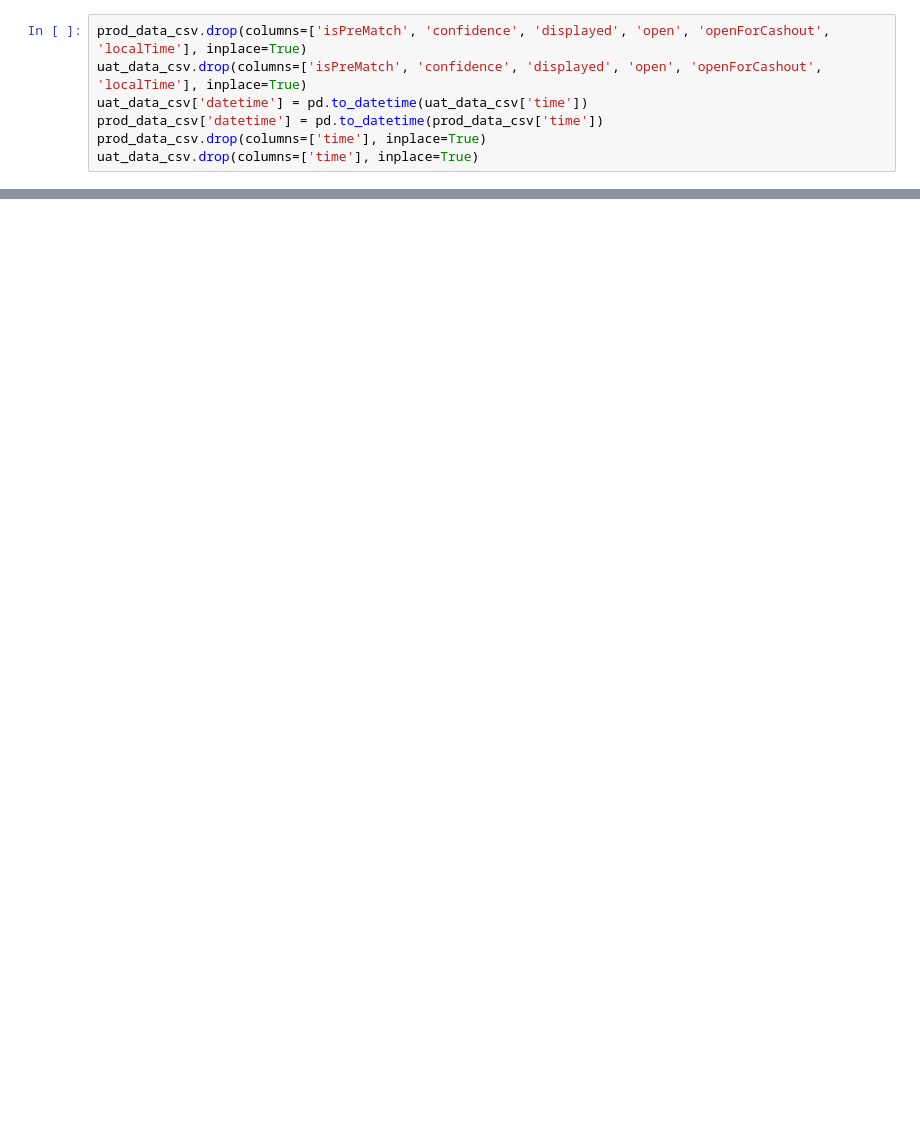
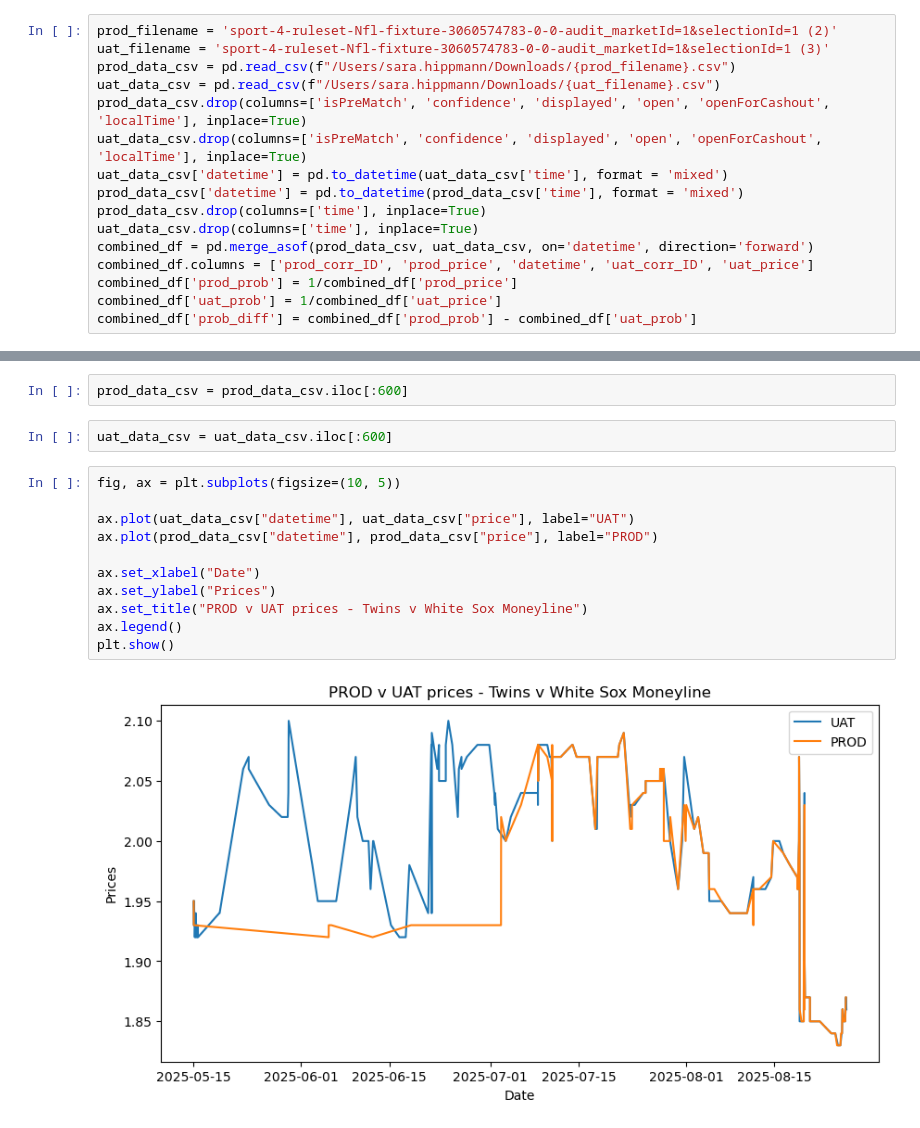
Before and after one commit to sarahippmann/Jupyter-Notebooks, a Jupyter notebook: BoB Investigations.ipynb, the cells around one changed output, grey strips where cells are left out. Drawn from its saved outputs; the diff is of its cells as text; blank space fills up the shorter version.

```diff
--- a/BoB Investigations.ipynb
+++ b/BoB Investigations.ipynb
@@ -9,7 +5,16 @@ uat_data_csv = pd.read_csv(f"/Users/sara.hippmann/Downloads/{uat_filename}.csv")
 # %%
+prod_filename = 'sport-4-ruleset-Nfl-fixture-3060574783-0-0-audit_marketId=1&selectionId=1 (2)'
+uat_filename = 'sport-4-ruleset-Nfl-fixture-3060574783-0-0-audit_marketId=1&selectionId=1 (3)'
+prod_data_csv = pd.read_csv(f"/Users/sara.hippmann/Downloads/{prod_filename}.csv")
+uat_data_csv = pd.read_csv(f"/Users/sara.hippmann/Downloads/{uat_filename}.csv")
 prod_data_csv.drop(columns=['isPreMatch', 'confidence', 'displayed', 'open', 'openForCashout', 'localTime'], inplace=True)
 uat_data_csv.drop(columns=['isPreMatch', 'confidence', 'displayed', 'open', 'openForCashout', 'localTime'], inplace=True)
-uat_data_csv['datetime'] = pd.to_datetime(uat_data_csv['time'])
-prod_data_csv['datetime'] = pd.to_datetime(prod_data_csv['time'])
+uat_data_csv['datetime'] = pd.to_datetime(uat_data_csv['time'], format = 'mixed')
+prod_data_csv['datetime'] = pd.to_datetime(prod_data_csv['time'], format = 'mixed')
 prod_data_csv.drop(columns=['time'], inplace=True)
 uat_data_csv.drop(columns=['time'], inplace=True)
+combined_df = pd.merge_asof(prod_data_csv, uat_data_csv, on='datetime', direction='forward')
+combined_df.columns = ['prod_corr_ID', 'prod_price', 'datetime', 'uat_corr_ID', 'uat_price']
+combined_df['prod_prob'] = 1/combined_df['prod_price']
+combined_df['uat_prob'] = 1/combined_df['uat_price']
+combined_df['prob_diff'] = combined_df['prod_prob'] - combined_df['uat_prob']
@@ -53,0 +39,17 @@ combined_df['prob_diff'].plot()
+# %%
+prod_data_csv = prod_data_csv.iloc[:600]
+# %%
+uat_data_csv = uat_data_csv.iloc[:600]
+# %%
+fig, ax = plt.subplots(figsize=(10, 5))
+
+ax.plot(uat_data_csv["datetime"], uat_data_csv["price"], label="UAT")
+ax.plot(prod_data_csv["datetime"], prod_data_csv["price"], label="PROD")
+
+ax.set_xlabel("Date")
+ax.set_ylabel("Prices")
+ax.set_title("PROD v UAT prices - Twins v White Sox Moneyline")
+ax.legend()
+plt.show()
+# %% [output]
+[figure, added]
```
Also changed, not shown: parts of 9 cells of this notebook, 1 other file.
